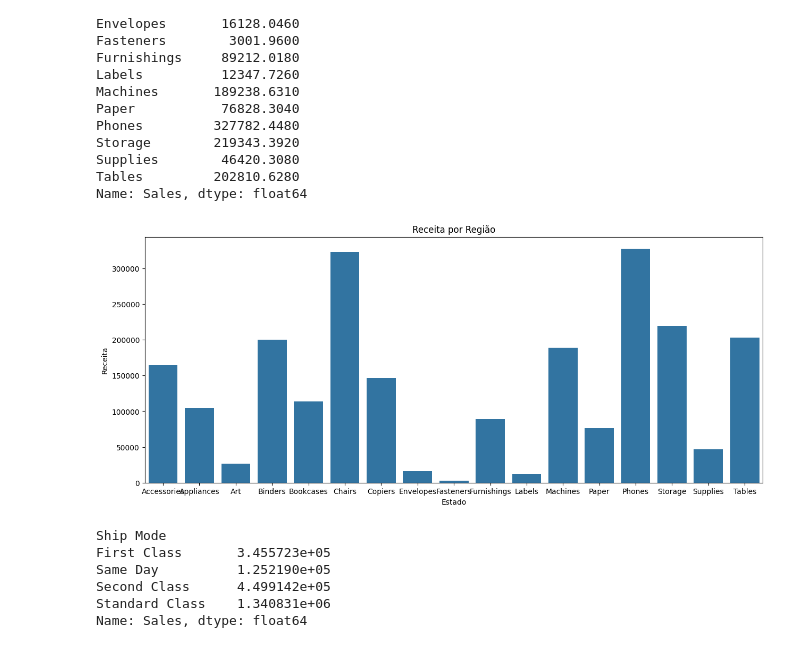
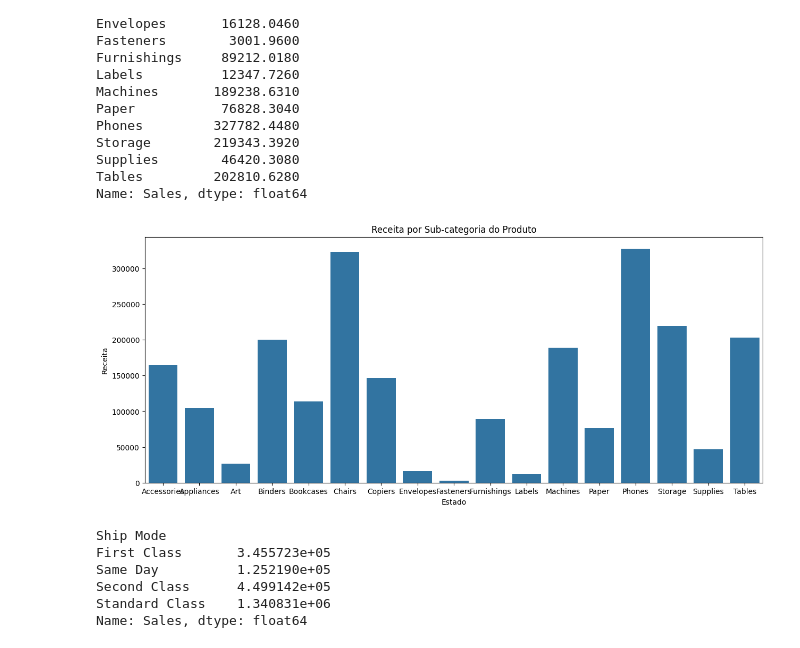
Before and after one commit to GuilhermeAugustox/Analise-de-Dados-de-Venda, a Jupyter notebook: abertura.ipynb, the cells around one changed output. Cells and saved outputs as stored; diff of their text form; code cells hidden in the pictures.

```diff
--- a/abertura.ipynb
+++ b/abertura.ipynb
@@ -191,12 +191,12 @@ Name: Sales, dtype: float64
 # %%
 plt.figure(figsize = (15, 6))
 sns.barplot(x = subcategoria_venda.index, y = subcategoria_venda.values)
-plt.title('Receita por Região')
+plt.title('Receita por Sub-categoria do Produto')
 plt.xlabel('Estado')
 plt.ylabel('Receita')
 plt.show()
 # %% [output]
-[figure, old version]
+[figure, new version]
 # %%
 envio = df.groupby('Ship Mode')['Sales'].sum()
 envio
```
Also changed, not shown: parts of 7 cells of this notebook.
